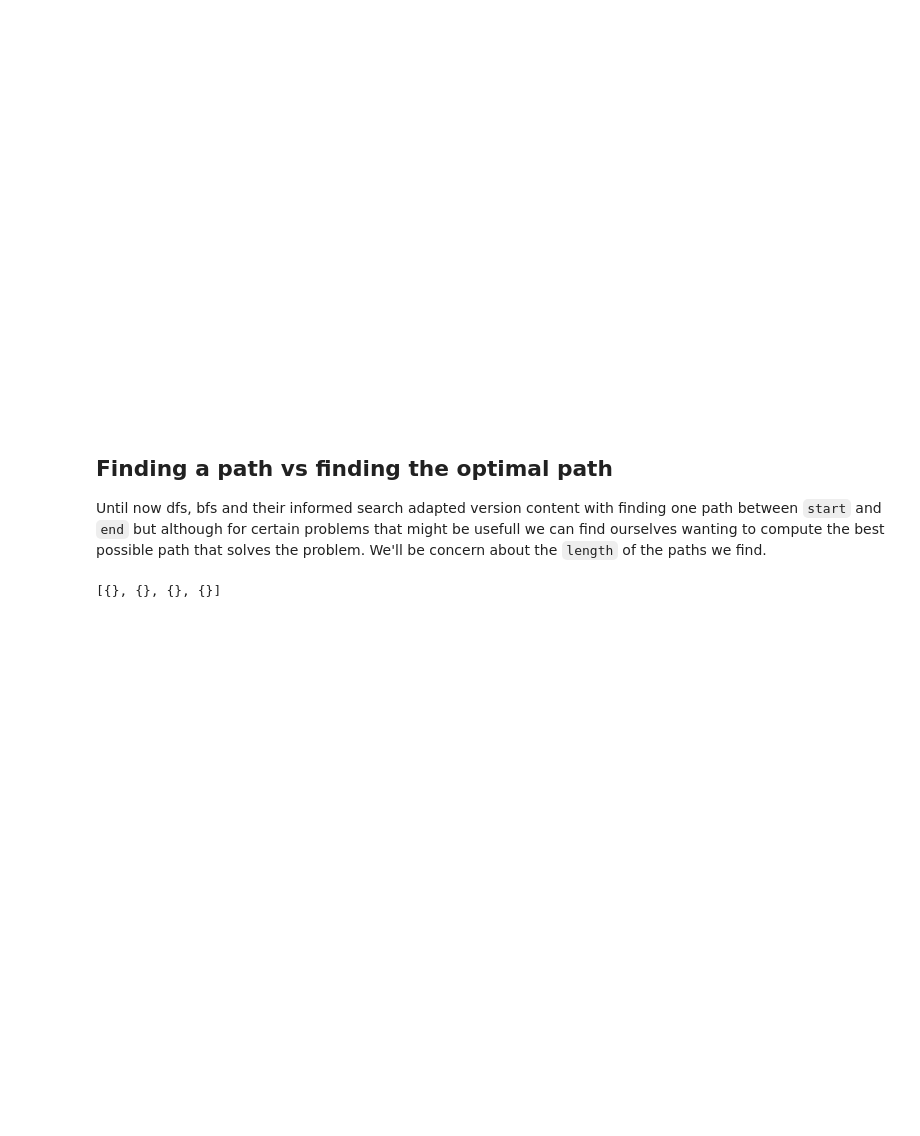
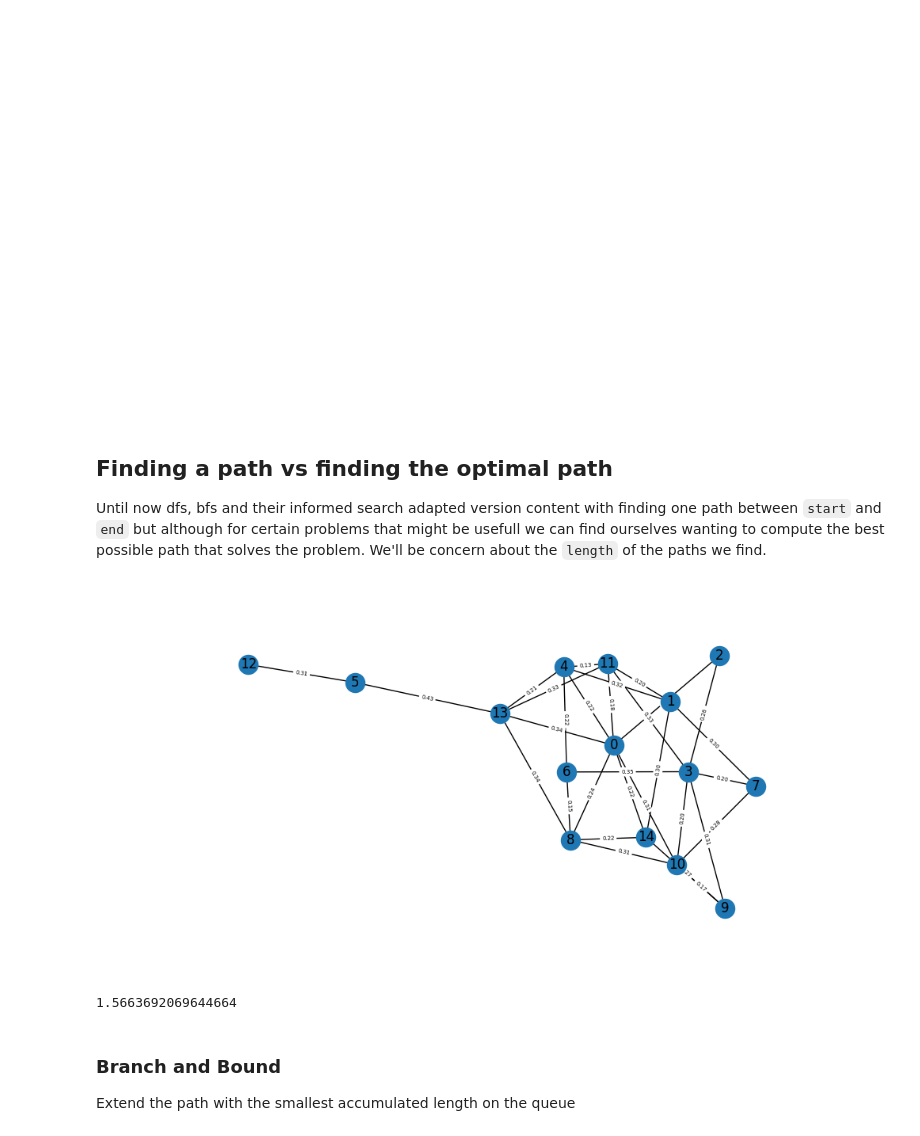
Before and after one commit to MaximoRdz/ARTIFICIAL-INTELLIGENCE, a Jupyter notebook: lab1-Searching-Heuristics/graph_networks.ipynb, the cells around one changed output. Cells and saved outputs as stored; diff of their text form; code cells hidden in the pictures; blank space fills up the shorter version.

Commit message:
Branch and Bound Implementation

```diff
--- a/lab1-Searching-Heuristics/graph_networks.ipynb
+++ b/lab1-Searching-Heuristics/graph_networks.ipynb
@@ -254,11 +260,30 @@ plt.show()
 ## Finding a path vs finding the optimal path
 
 Until now dfs, bfs and their informed search adapted version content with finding one path between `start` and `end` but although for certain problems that might be usefull we can find ourselves wanting to compute the best possible path that solves the problem. We'll be concern about the `length` of the paths we find.
+# %%
+# this implementation will use the actual lenght of the path in future examples related to city travelling
+# might be usefull to considerated weight[time] = length / allowed_speed
+edge_labels = {}
+for edge in G.edges():
+    distance = cartesian_distance(positions, edge[1], edge[0])
+    G.edges[edge]["weight"] = distance
+    edge_labels[edge] = f"{distance:.2f}"
+# %%
+fig, ax = plt.subplots(figsize=(10, 5))
+ax.axis("off")
+nx.draw_networkx(G, pos=positions, ax=ax)
+nx.draw_networkx_edge_labels(G, pos=positions, edge_labels=edge_labels, font_size=5, ax=ax)
+plt.show()
+# %% [output]
+[figure, added]
 # %%
 def path_length(G, path):
     edges_list = [(a, b) for a, b in zip(path[:-1], path[1:])]
-    print([G.edges[edge] for edge in edges_list], sep="\n")
+    return sum([G.edges[edge]["weight"] for edge in edges_list])
 
 path_length(G, explored_paths_beam_search[-1])
 # %% [output]
-[{}, {}, {}, {}]
+1.5663692069644664
+# %% [markdown]
+### Branch and Bound
+Extend the path with the smallest accumulated length on the queue
```
Also changed, not shown: parts of 9 cells of this notebook.
